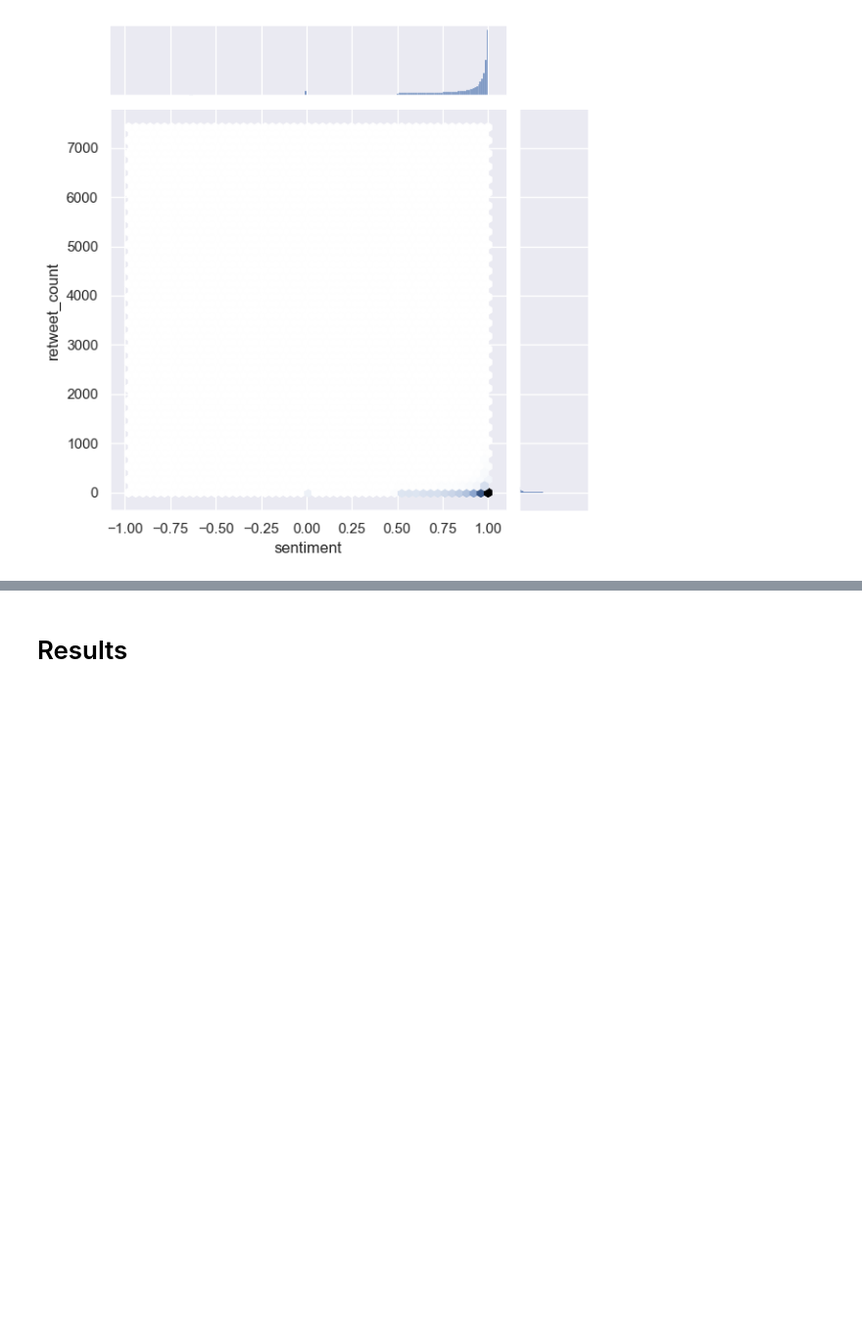
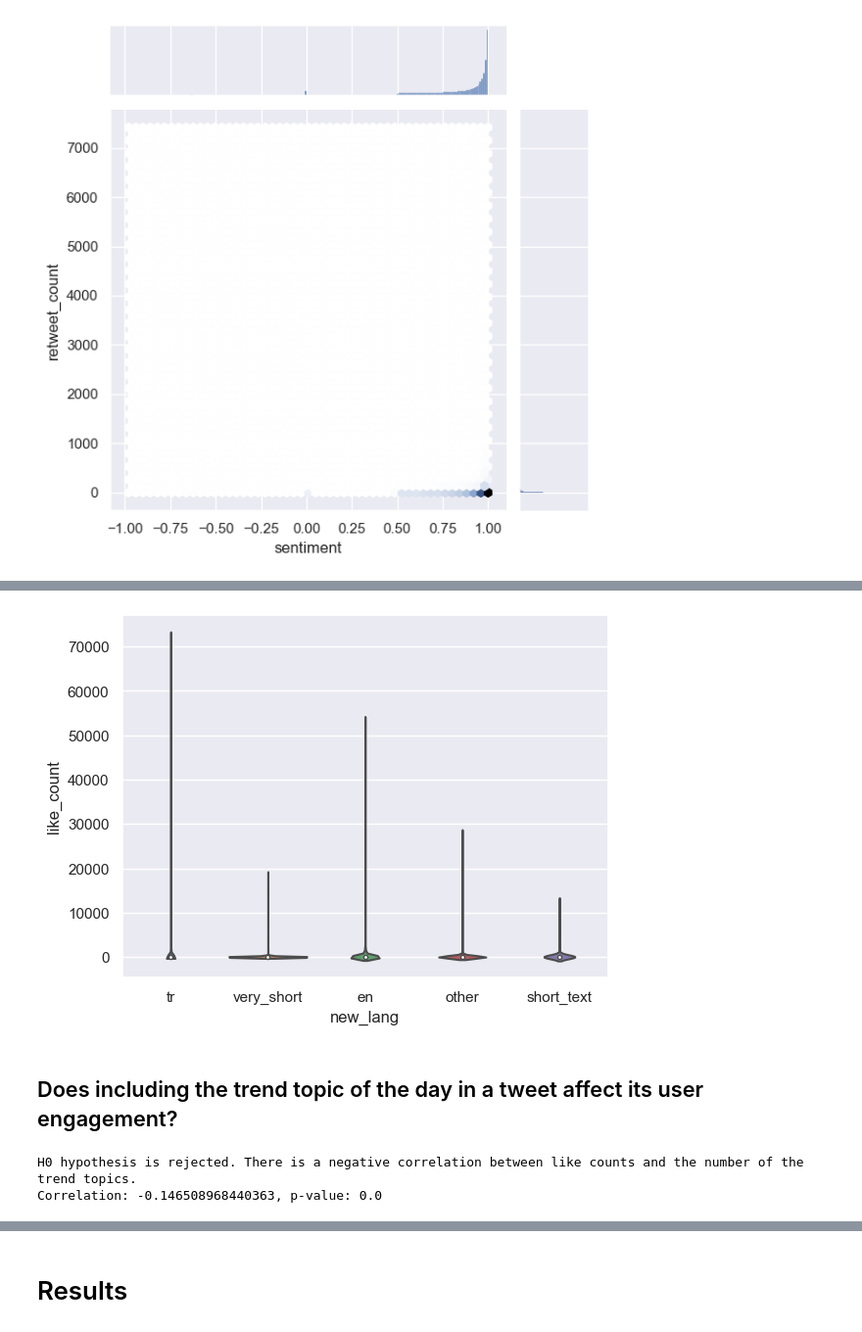
Before and after one commit to ossamum/kuleuven-thesis, a Jupyter notebook: 05_hypothesis_testing.ipynb, the cells around one changed output, grey strips where cells are left out. Shown at 98% size. Cells and saved outputs as stored; diff of their text form; code cells hidden in the pictures; blank space fills up the shorter version.

```diff
--- a/05_hypothesis_testing.ipynb
+++ b/05_hypothesis_testing.ipynb
@@ -257,0 +340,22 @@ plt.show()
+# %%
+sns.violinplot(x="new_lang", y="like_count", data=df)
+plt.show()
+# %% [output]
+[figure, added]
+# %% [markdown]
+## Does including the trend topic of the day in a tweet affect its user engagement?
+# %%
+res = spearmanr(
+    df.n_trend_topics.to_list(),
+    df.like_count.to_list(),
+    alternative="less",
+)
+print(
+    f"""
+H0 hypothesis is rejected. There is a negative correlation between like counts and the number of the trend topics.
+Correlation: {res.correlation}, p-value: {res.pvalue}
+"""
+)
+# %% [output]
+H0 hypothesis is rejected. There is a negative correlation between like counts and the number of the trend topics.
+Correlation: -0.146508968440363, p-value: 0.0
```
Also changed, not shown: parts of 22 cells of this notebook.
